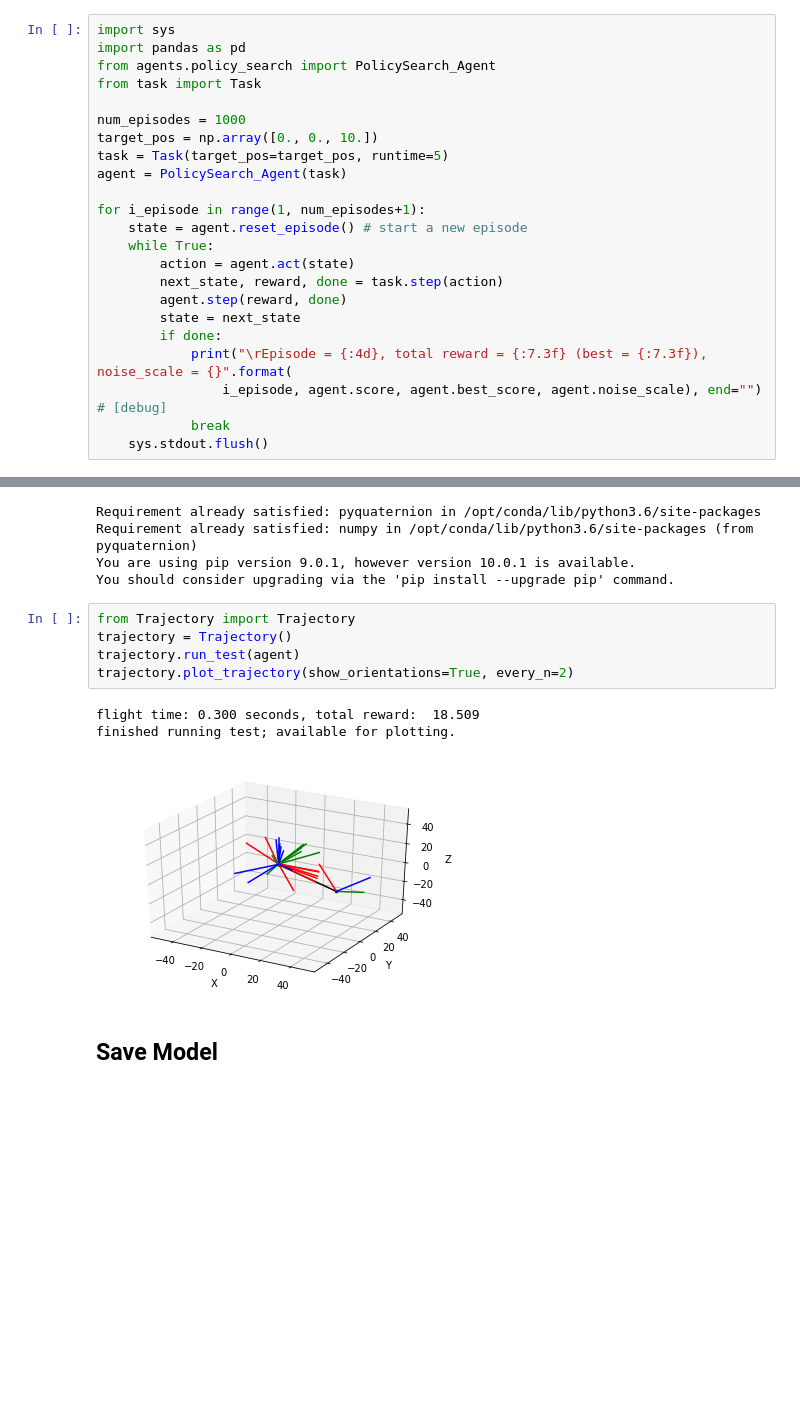
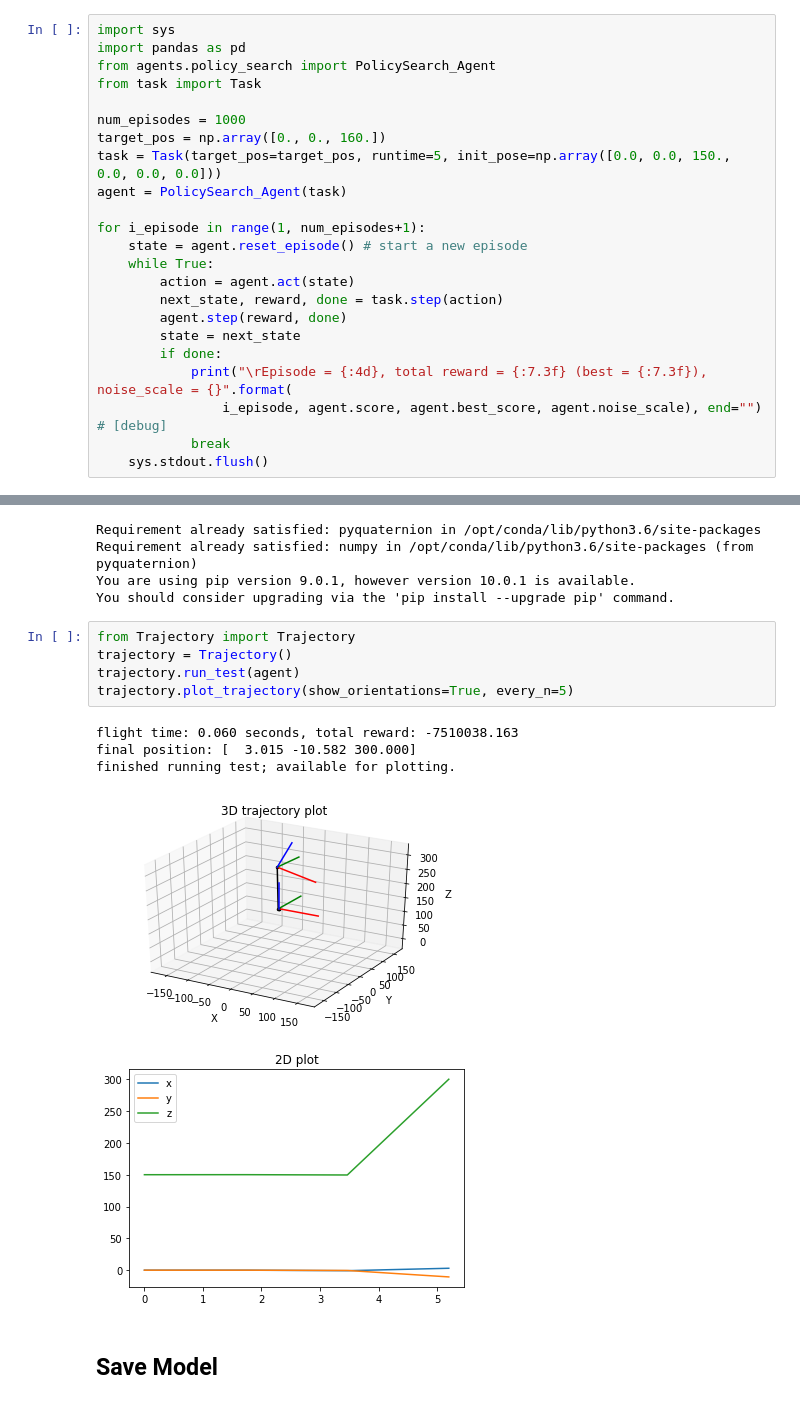
Before and after one commit to one-for-all/RL-Quadcopter-2, a Jupyter notebook: Quadcopter_Project.ipynb, the cells around one changed output, grey strips where cells are left out. Saved outputs shown, nothing was run; the diff lists cells and outputs as text; blank space fills up the shorter version.

```diff
--- a/Quadcopter_Project.ipynb
+++ b/Quadcopter_Project.ipynb
@@ -186,8 +219,8 @@ from agents.policy_search import PolicySearch_Agent
 from task import Task
 
 num_episodes = 1000
-target_pos = np.array([0., 0., 10.])
-task = Task(target_pos=target_pos, runtime=5)
+target_pos = np.array([0., 0., 160.])
+task = Task(target_pos=target_pos, runtime=5, init_pose=np.array([0.0, 0.0, 150., 0.0, 0.0, 0.0]))
 agent = PolicySearch_Agent(task)
 
 for i_episode in range(1, num_episodes+1):
@@ -219,12 +252,14 @@ You should consider upgrading via the 'pip install --upgrade pip' command.
 # %%
 from Trajectory import Trajectory
 trajectory = Trajectory()
 trajectory.run_test(agent)
-trajectory.plot_trajectory(show_orientations=True, every_n=2)
+trajectory.plot_trajectory(show_orientations=True, every_n=5)
 # %% [output]
-flight time: 0.300 seconds, total reward:  18.509
+flight time: 0.060 seconds, total reward: -7510038.163
+final position: [  3.015 -10.582 300.000]
 finished running test; available for plotting.
-[figure, old version]
+[figure, new version]
+[figure, added]
 # %% [markdown]
 ## Save Model
 # %%
```
Also changed, not shown: parts of 19 cells of this notebook, 6 other files.
